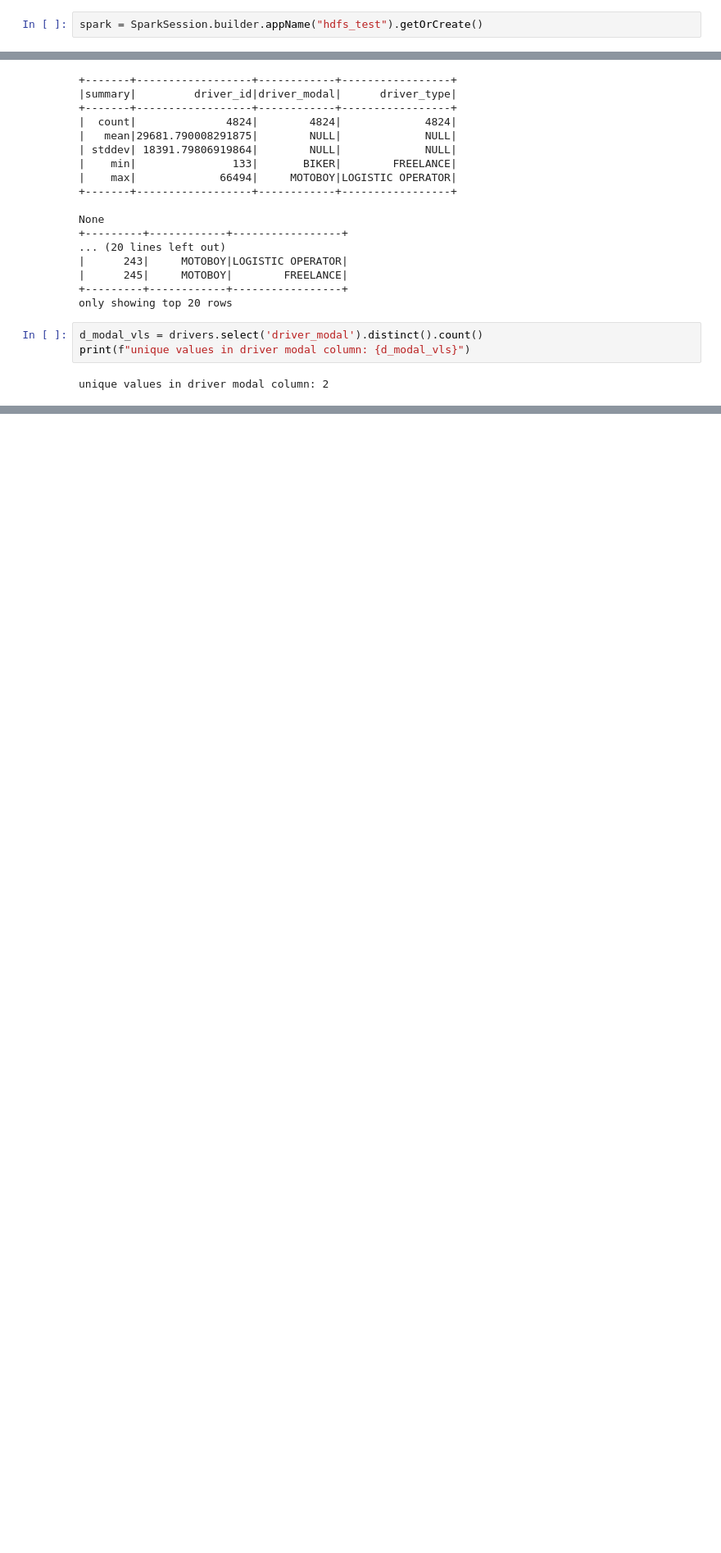
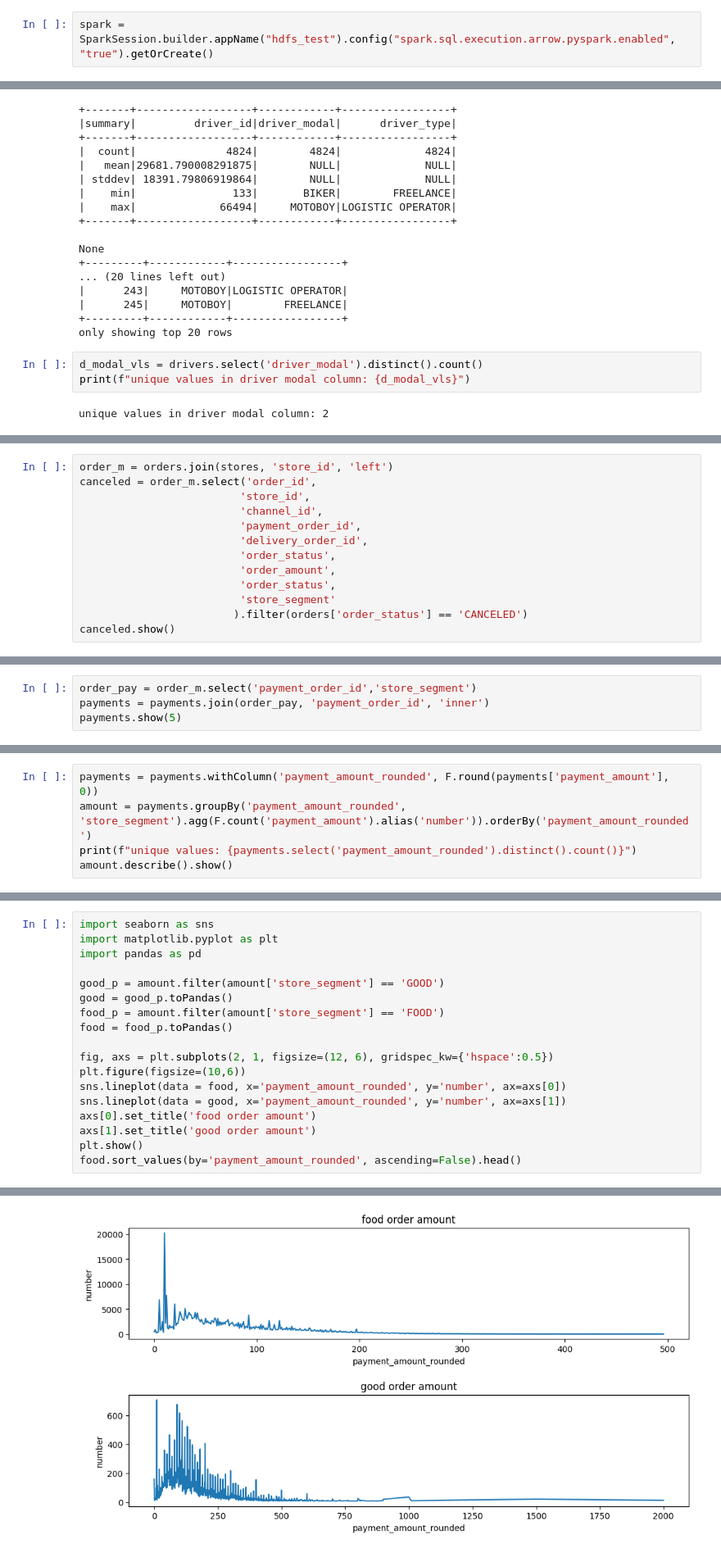
Before and after one commit to MOlowski/orders-in-Brazil, a Jupyter notebook: datasets_inspection.ipynb, the cells around one changed output, grey strips where cells are left out. Shown: that part at 82% size. Drawn from its saved outputs; the diff is of its cells as text; blank space fills up the shorter version.

Commit message:
first plot with order amount, remember about installing setuptools for toPandas()

```diff
--- a/datasets_inspection.ipynb
+++ b/datasets_inspection.ipynb
@@ -22,3 +38,3 @@ from pyspark.sql.types import StructType
 # %%
-spark = SparkSession.builder.appName("hdfs_test").getOrCreate()
+spark = SparkSession.builder.appName("hdfs_test").config("spark.sql.execution.arrow.pyspark.enabled", "true").getOrCreate()
 # %% [output]
@@ -265,0 +357,13 @@ print(shops)
+# %%
+order_m = orders.join(stores, 'store_id', 'left')
+canceled = order_m.select('order_id',
+                         'store_id',
+                         'channel_id',
+                         'payment_order_id',
+                         'delivery_order_id',
+                         'order_status',
+                         'order_amount',
+                         'order_status',
+                         'store_segment'
+                        ).filter(orders['order_status'] == 'CANCELED')
+canceled.show()
@@ -265,0 +388,4 @@ print(shops)
+# %%
+order_pay = order_m.select('payment_order_id','store_segment')
+payments = payments.join(order_pay, 'payment_order_id', 'inner')
+payments.show(5)
@@ -265,0 +404,5 @@ print(shops)
+# %%
+payments = payments.withColumn('payment_amount_rounded', F.round(payments['payment_amount'], 0))
+amount = payments.groupBy('payment_amount_rounded', 'store_segment').agg(F.count('payment_amount').alias('number')).orderBy('payment_amount_rounded')
+print(f"unique values: {payments.select('payment_amount_rounded').distinct().count()}")
+amount.describe().show()
@@ -265,0 +420,19 @@ print(shops)
+# %%
+import seaborn as sns
+import matplotlib.pyplot as plt
+import pandas as pd
+
+good_p = amount.filter(amount['store_segment'] == 'GOOD')
+good = good_p.toPandas()
+food_p = amount.filter(amount['store_segment'] == 'FOOD')
+food = food_p.toPandas()
+
+fig, axs = plt.subplots(2, 1, figsize=(12, 6), gridspec_kw={'hspace':0.5})
+plt.figure(figsize=(10,6))
+sns.lineplot(data = food, x='payment_amount_rounded', y='number', ax=axs[0])
+sns.lineplot(data = good, x='payment_amount_rounded', y='number', ax=axs[1])
+axs[0].set_title('food order amount')
+axs[1].set_title('good order amount')
+plt.show()
+food.sort_values(by='payment_amount_rounded', ascending=False).head()
+# %% [output]
@@ -265,0 +443 @@ print(shops)
+[figure, added]
```
Also changed, not shown: parts of 32 cells of this notebook.
